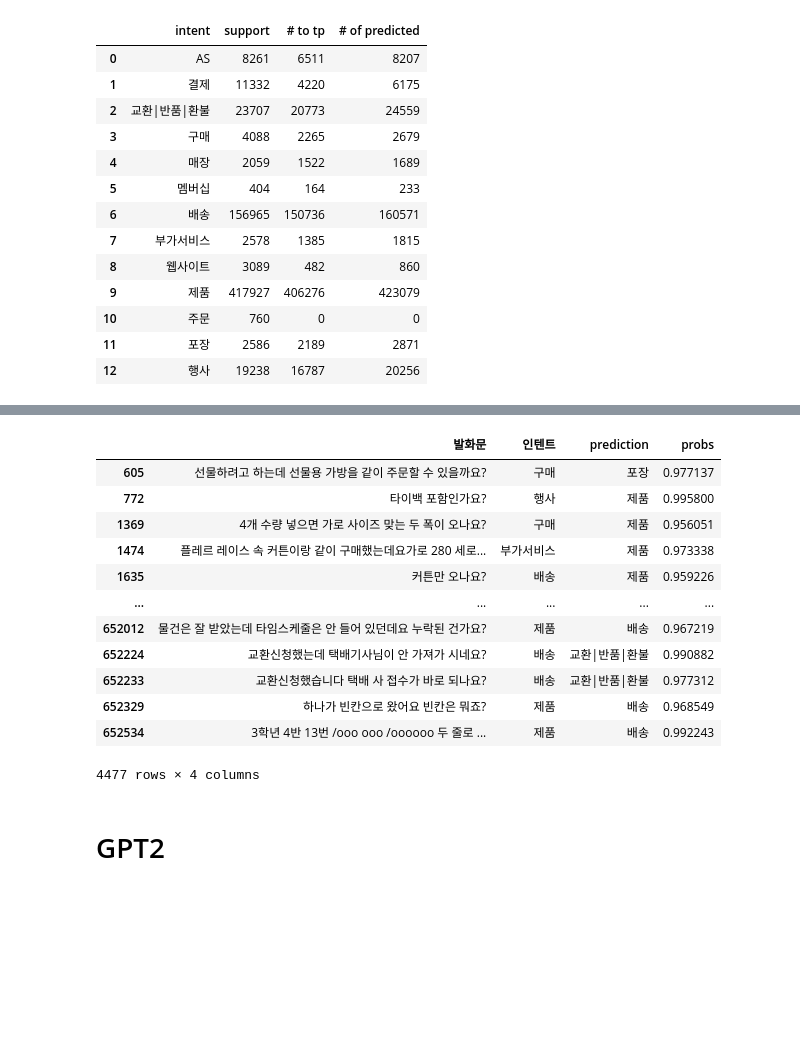
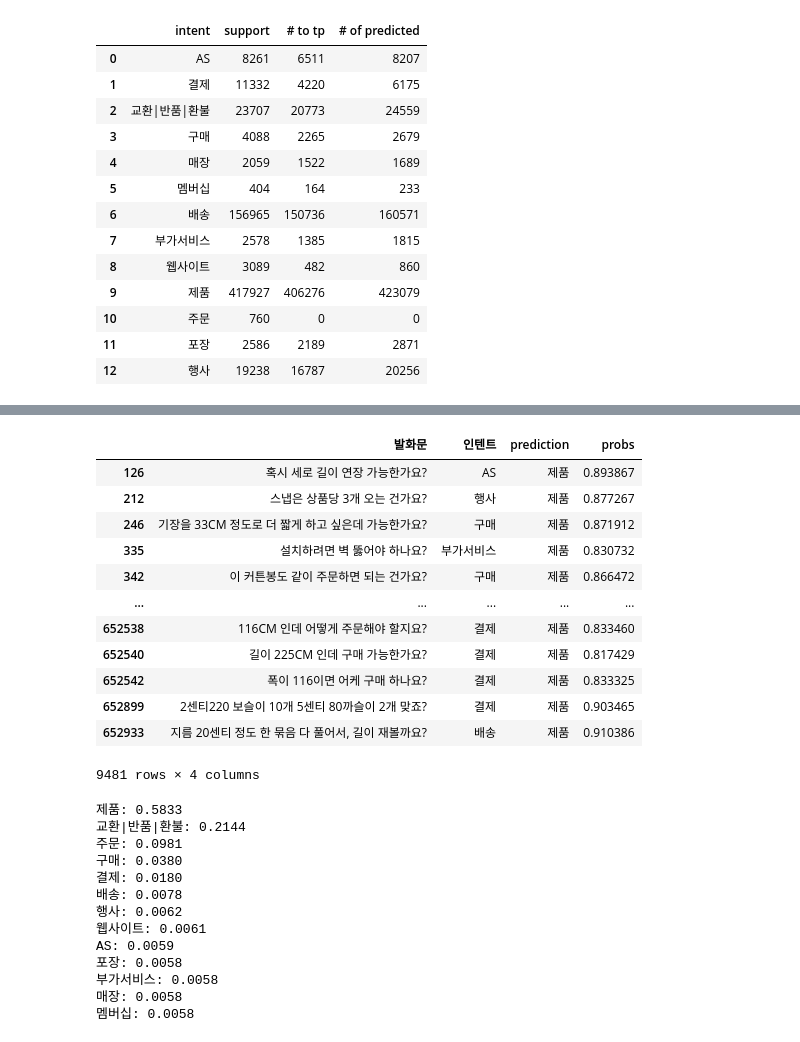
Before and after one commit to uoo723/BigStar-RnD-DA, a Jupyter notebook: notebooks/dev2.ipynb, the cells around one changed output, grey strips where cells are left out. Cells and saved outputs as stored; diff of their text form; code cells hidden in the pictures; blank space fills up the shorter version.

```diff
--- a/notebooks/dev2.ipynb
+++ b/notebooks/dev2.ipynb
@@ -341,0 +326,3 @@ train_results2['df']
+# %%
+# BaselineWithMLAttention + Label Smoothing
+train_results3 = predict(run_id="0ef0a6f1a5fc45b88ebf64d92dd6e8e6", mode="train")
@@ -382,18 +385,41 @@ df
-# %%
-df[(df['probs'] >= 0.95)]
-# %% [output]
-|  | 발화문 | 인텐트 | prediction | probs |
-| 605 | 선물하려고 하는데 선물용 가방을 같이 주문할 수 있을까요? | 구매 | 포장 | 0.977137 |
-| 772 | 타이백 포함인가요? | 행사 | 제품 | 0.995800 |
-| 1369 | 4개 수량 넣으면 가로 사이즈 맞는 두 폭이 오나요? | 구매 | 제품 | 0.956051 |
-| 1474 | 플레르 레이스 속 커튼이랑 같이 구매했는데요가로 280 세로... | 부가서비스 | 제품 | 0.973338 |
-| 1635 | 커튼만 오나요? | 배송 | 제품 | 0.959226 |
-| ... | ... | ... | ... | ... |
-| 652012 | 물건은 잘 받았는데 타임스케줄은 안 들어 있던데요 누락된 건가요? | 제품 | 배송 | 0.967219 |
-| 652224 | 교환신청했는데 택배기사님이 안 가져가 시네요? | 배송 | 교환|반품|환불 | 0.990882 |
-| 652233 | 교환신청했습니다 택배 사 접수가 바로 되나요? | 배송 | 교환|반품|환불 | 0.977312 |
-| 652329 | 하나가 빈칸으로 왔어요 빈칸은 뭐죠? | 제품 | 배송 | 0.968549 |
-| 652534 | 3학년 4반 13번 /ooo ooo /oooooo 두 줄로 ... | 제품 | 배송 | 0.992243 |
-4477 rows × 4 columns
-# %% [markdown]
-# GPT2
+# %%
+df = train_df.loc[incorrect]
+probs = sp.expit(train_results3["logits"][incorrect].astype(np.float32)).max(
+    axis=-1
+)
+df["prediction"] = le.classes_[train_results3["predictions"][incorrect]]
+df["probs"] = probs
+df[df["probs"] >= 0.8]
+# %% [output]
+|  | 발화문 | 인텐트 | prediction | probs |
+| 126 | 혹시 세로 길이 연장 가능한가요? | AS | 제품 | 0.893867 |
+| 212 | 스냅은 상품당 3개 오는 건가요? | 행사 | 제품 | 0.877267 |
+| 246 | 기장을 33CM 정도로 더 짧게 하고 싶은데 가능한가요? | 구매 | 제품 | 0.871912 |
+| 335 | 설치하려면 벽 뚫어야 하나요? | 부가서비스 | 제품 | 0.830732 |
+| 342 | 이 커튼봉도 같이 주문하면 되는 건가요? | 구매 | 제품 | 0.866472 |
+| ... | ... | ... | ... | ... |
+| 652538 | 116CM 인데 어떻게 주문해야 할지요? | 결제 | 제품 | 0.833460 |
+| 652540 | 길이 225CM 인데 구매 가능한가요? | 결제 | 제품 | 0.817429 |
+| 652542 | 폭이 116이면 어케 구매 하나요? | 결제 | 제품 | 0.833325 |
+| 652899 | 2센티220 보슬이 10개 5센티 80까슬이 2개 맞죠? | 결제 | 제품 | 0.903465 |
+| 652933 | 지름 20센티 정도 한 묶음 다 풀어서, 길이 재볼까요? | 배송 | 제품 | 0.910386 |
+9481 rows × 4 columns
+# %%
+probs = sp.expit(train_results3['logits'].astype(np.float32))
+prob = probs[61703]
+for l, p in zip(le.classes_[prob.argsort()[::-1]], prob[prob.argsort()[::-1]]):
+    print(f"{l}: {p:.4f}")
+# %% [output]
+제품: 0.5833
+교환|반품|환불: 0.2144
+주문: 0.0981
+구매: 0.0380
+결제: 0.0180
+배송: 0.0078
+행사: 0.0062
+웹사이트: 0.0061
+AS: 0.0059
+포장: 0.0058
+부가서비스: 0.0058
+매장: 0.0058
+멤버십: 0.0058
```
Also changed, not shown: parts of 25 cells of this notebook, 8 other files.
